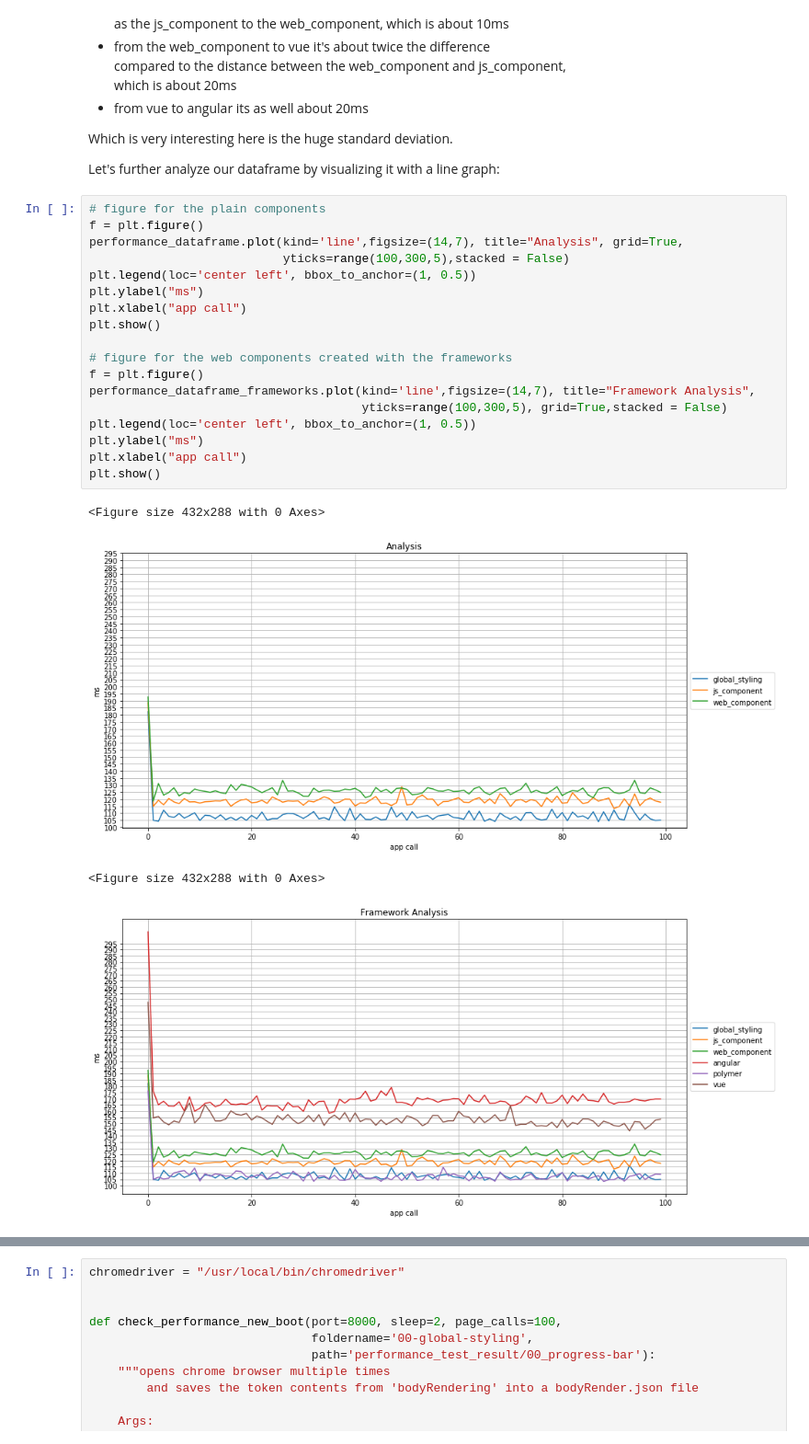
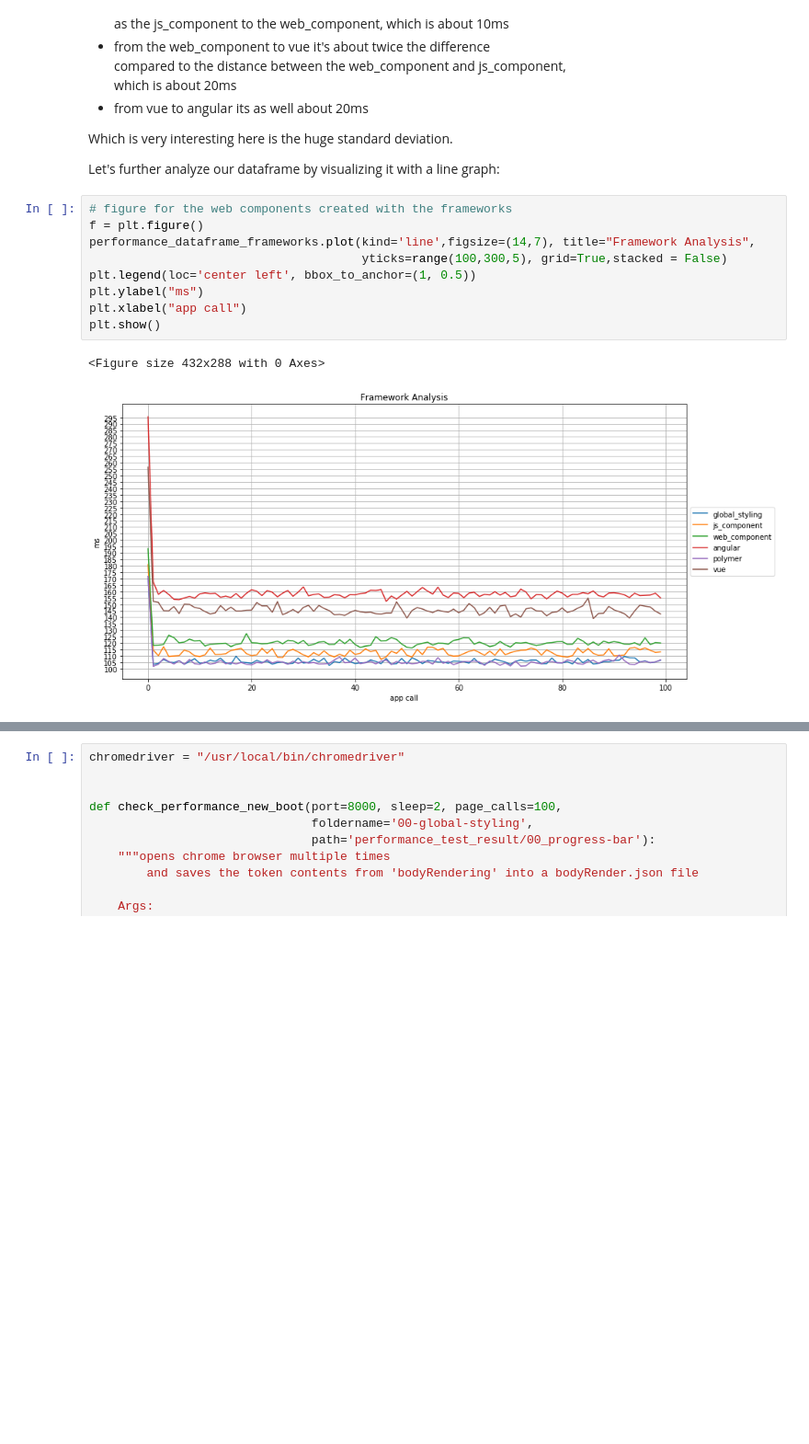
Before and after one commit to na018/web-components_research, a Jupyter notebook: 03_Performance-Test/Analysis.ipynb, the cells around one changed output, grey strips where cells are left out. Shown at 92% size. Saved outputs shown, nothing was run; the diff lists cells and outputs as text; blank space fills up the shorter version.

```diff
--- a/03_Performance-Test/Analysis.ipynb
+++ b/03_Performance-Test/Analysis.ipynb
@@ -266,28 +266,17 @@ Which is very interesting here is the huge standard deviation.
 
 Let's further analyze our dataframe by visualizing it with a line graph:
 # %%
-# figure for the plain components
-f = plt.figure()
-performance_dataframe.plot(kind='line',figsize=(14,7), title="Analysis", grid=True,
-                           yticks=range(100,300,5),stacked = False)
-plt.legend(loc='center left', bbox_to_anchor=(1, 0.5))
-plt.ylabel("ms")
-plt.xlabel("app call")
-plt.show()
-
 # figure for the web components created with the frameworks
 f = plt.figure()
 performance_dataframe_frameworks.plot(kind='line',figsize=(14,7), title="Framework Analysis",
                                       yticks=range(100,300,5), grid=True,stacked = False)
 plt.legend(loc='center left', bbox_to_anchor=(1, 0.5))
 plt.ylabel("ms")
 plt.xlabel("app call")
 plt.show()
 # %% [output]
 <Figure size 432x288 with 0 Axes>
-[figure, old version]
+[figure, new version]
-<Figure size 432x288 with 0 Axes>
-[figure, removed]
 # %% [markdown]
 After visualizing, we already see where the huge standard deviation comes from:
 - it's the first call after we opened the chrome browser with *Selenium*.
```
Also changed, not shown: parts of 42 cells of this notebook, 50 other files.
